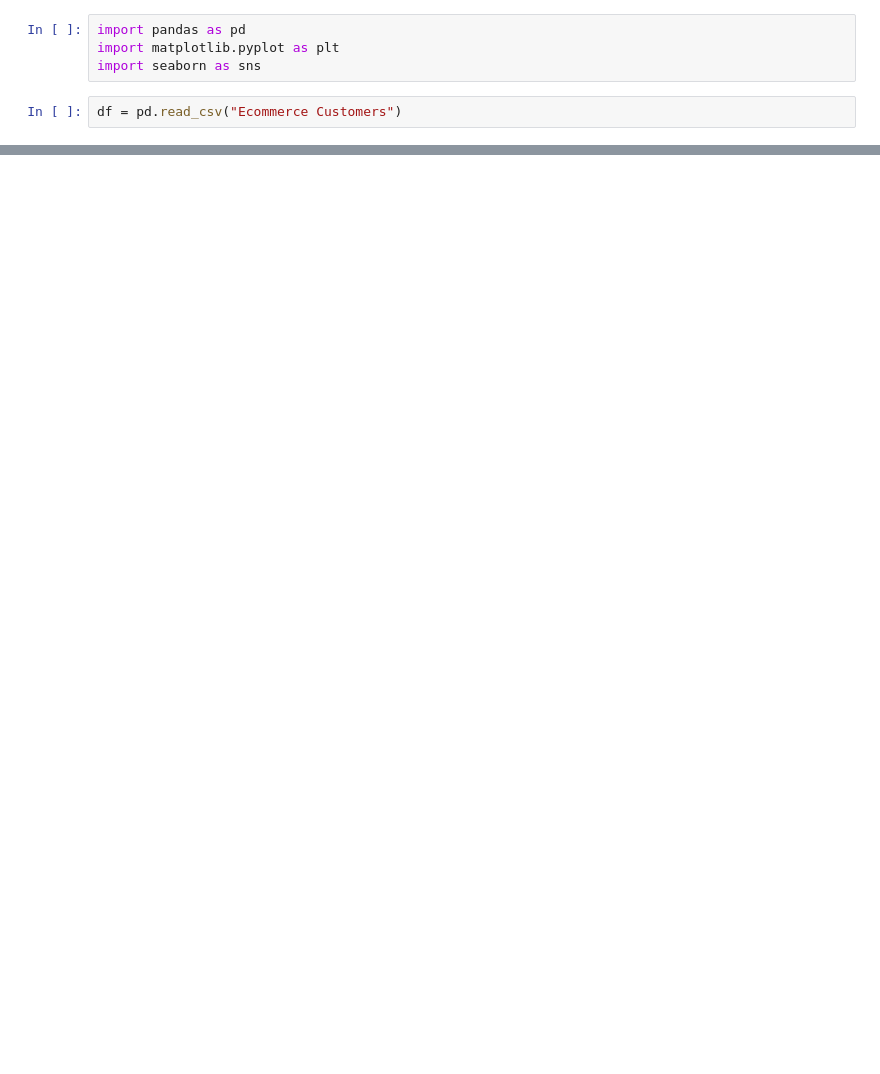
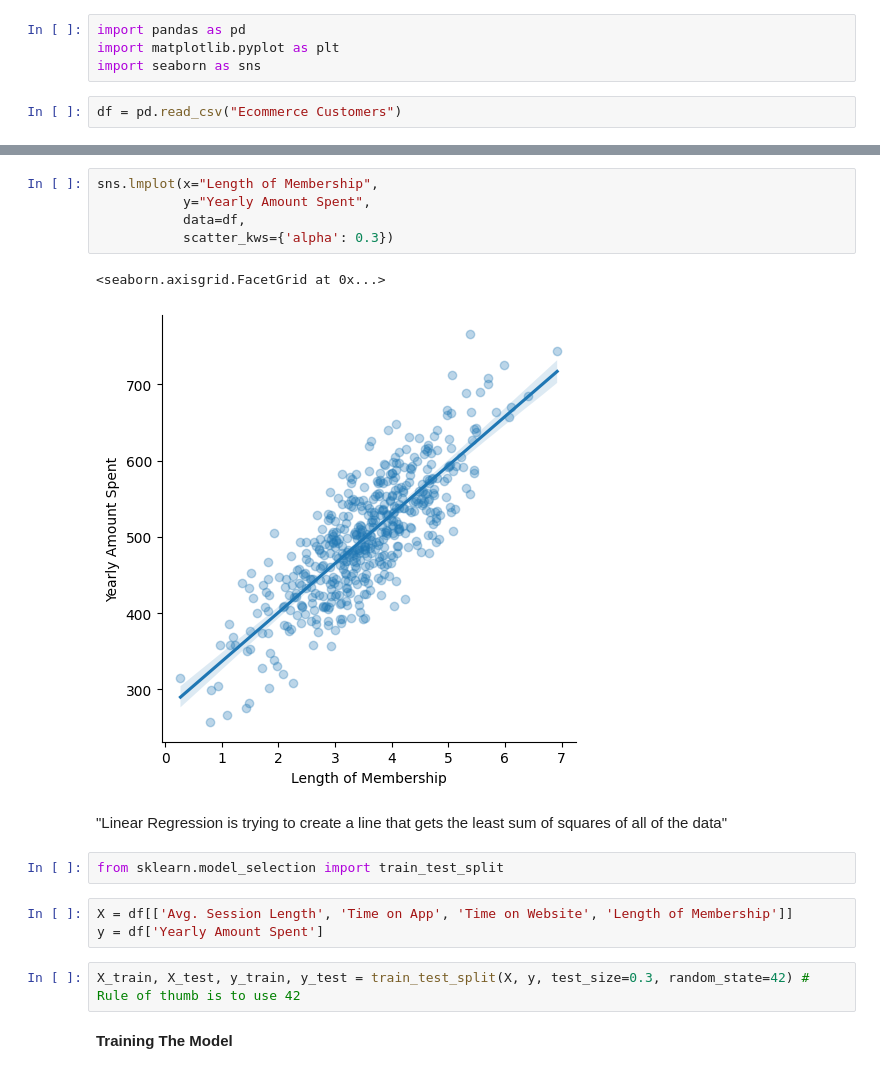
Before and after one commit to Jorwin-dev/linear-regression-py, a Jupyter notebook: e-commmerce-linreg.ipynb, the cells around one changed output, grey strips where cells are left out. Drawn from its saved outputs; the diff is of its cells as text; blank space fills up the shorter version.

Commit message:
Linear Regression with Ecommerce Dataset

```diff
--- a/e-commmerce-linreg.ipynb
+++ b/e-commmerce-linreg.ipynb
@@ -15,0 +62,19 @@ df.head()
+# %%
+sns.lmplot(x="Length of Membership",
+           y="Yearly Amount Spent",
+           data=df,
+           scatter_kws={'alpha': 0.3})
+# %% [output]
+<seaborn.axisgrid.FacetGrid at 0x...>
+[figure, added]
+# %% [markdown]
+"Linear Regression is trying to create a line that gets the least sum of squares of all of the data"
+# %%
+from sklearn.model_selection import train_test_split
+# %%
+X = df[['Avg. Session Length', 'Time on App', 'Time on Website', 'Length of Membership']]
+y = df['Yearly Amount Spent']
+# %%
+X_train, X_test, y_train, y_test = train_test_split(X, y, test_size=0.3, random_state=42) # Rule of thumb is to use 42
+# %% [markdown]
+**Training The Model**
```
Also changed, not shown: parts of 27 cells of this notebook.
